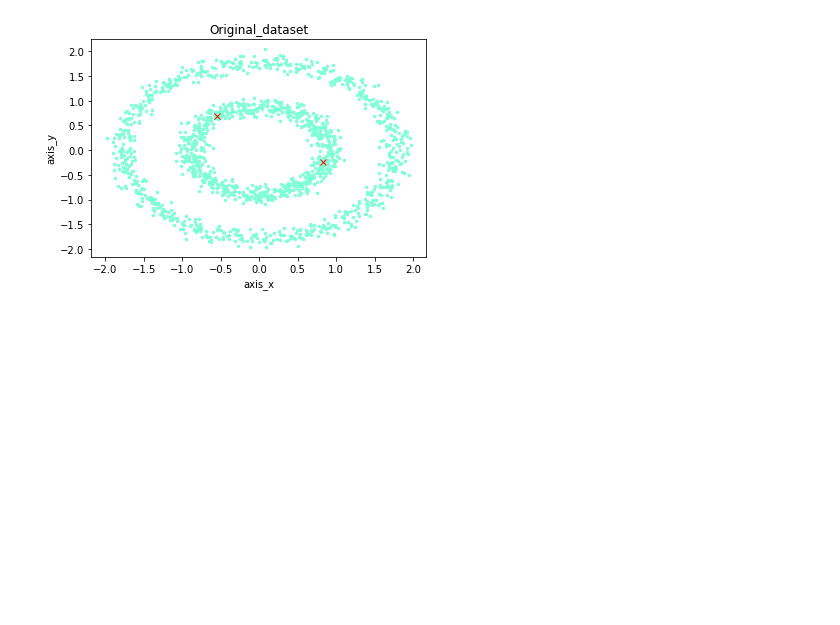
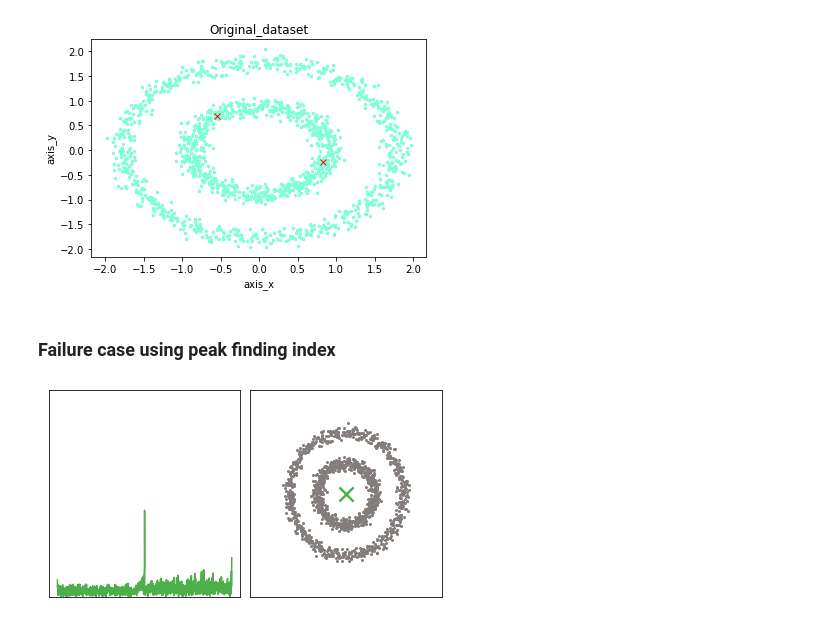
Before and after one commit to Thea-Hsu/EILS, a Jupyter notebook: cfsdp_demo.ipynb, the cells around one changed output. Saved outputs shown, nothing was run; the diff lists cells and outputs as text; code cells hidden in the pictures; blank space fills up the shorter version.

```diff
--- a/cfsdp_demo.ipynb
+++ b/cfsdp_demo.ipynb
@@ -84,3 +85,16 @@ cfs.draw_ILS(count, X[0], newL, ut.colors)
 cfs.plot_centroid(X[0], index)
 # %% [output]
 [figure]
+# %% [markdown]
+### Failure case using peak finding index
+# %%
+df = X[0]
+features = ['x','y']
+df['label'] = 0
+centroid = df[features].mean()
+closestToCentroid =  ut.min_toCentroid(df[features], centroid = centroid , features = features )
+df.loc[closestToCentroid,'label'] = 1
+newL, orderedL = ils.ILS(df[features + ['label']],'label')
+ut.plot_ILSdistances(df, orderedL['minR'].values, centroid, 2)
+# %% [output]
+[figure, added]
```
Also changed, not shown: parts of 14 cells of this notebook, 4 other files.
